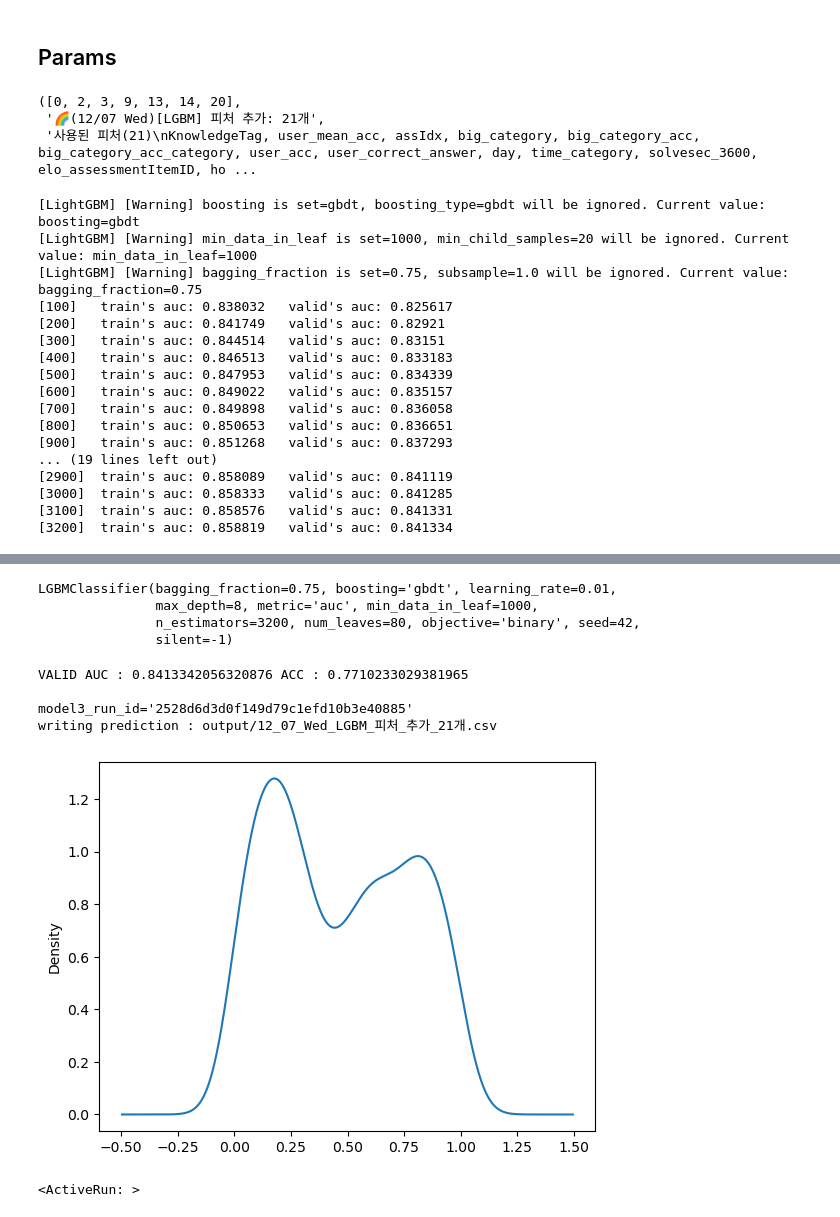
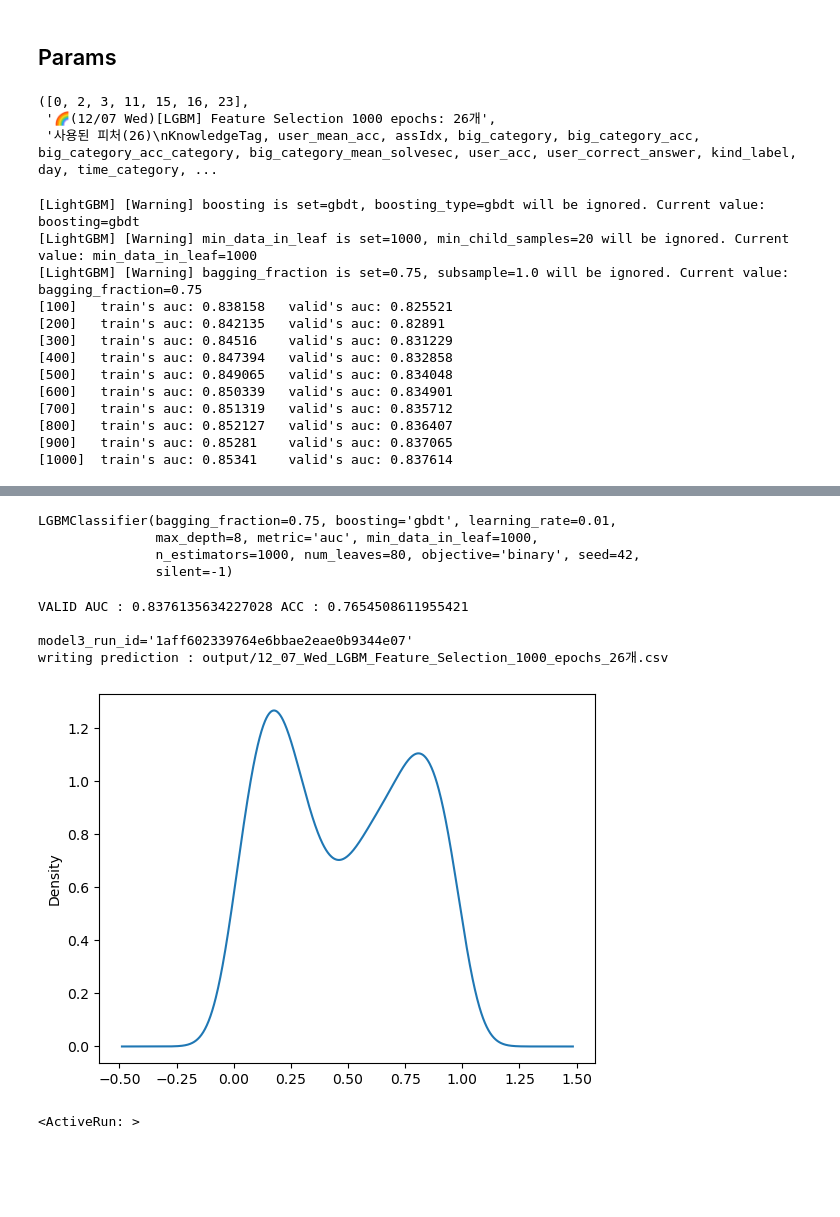
Before and after one commit to boostcampaitech4lv23recsys2/level2_dkt_recsys-level2-recsys-08, a Jupyter notebook: LGBM/LGBM_apply_FE_Others.ipynb, the cells around one changed output, grey strips where cells are left out. Cells and saved outputs as stored; diff of their text form; code cells hidden in the pictures; blank space fills up the shorter version.

```diff
--- a/LGBM/LGBM_apply_FE_Others.ipynb
+++ b/LGBM/LGBM_apply_FE_Others.ipynb
@@ -7,6 +7,7 @@ from datetime import datetime
 from IPython.core.interactiveshell import InteractiveShell
 InteractiveShell.ast_node_interactivity = 'all'
 import pandas as pd
+import numpy as np
 import os
 import random
 import eli5
@@ -16,15 +17,19 @@ import lightgbm as lgb
 from sklearn.metrics import roc_auc_score
 from sklearn.metrics import accuracy_score
 from eli5.sklearn import PermutationImportance
-import numpy as np
+from shap import TreeExplainer, Explanation
+from shap.plots import waterfall
 from utils import custom_train_test_split, lgbm_predict, post_slack, title2filename
 os.environ["LOGNAME"]='cwj'
 SEED=13
 
 ## 1. 데이터 로딩
 data_dir = '/opt/ml/input/data' # 경로
-after_fe_path = os.path.join(data_dir, 'lgbm_other_features.pkl')
+after_fe_path = os.path.join(data_dir, 'lgbm_other_features2.pkl')
 df = pd.read_pickle(after_fe_path)
+kind_dict = {'train': 0, 'test': 1}
+df['kind_label'] = df.kind.map(kind_dict)
+df['weekth'] = df.weekth.astype(int)
 
 train_df = df[df.kind=='train']
 train, valid = custom_train_test_split(train_df, ratio=0.7, seed=SEED) # 훈련데이터 split
@@ -102,10 +111,10 @@ FEATS = [
      'big_category',
      'big_category_acc',
      'big_category_acc_category',
-
+     'big_category_mean_solvesec',
      'user_acc',
      'user_correct_answer',
-
+     'kind_label',
      'day',
      'time_category',
      'solvesec_3600',
@@ -118,8 +127,11 @@ FEATS = [
      "user_tag_cluster",
      'tag_count',
      'userID',
-
+     'userLVbyTagAVG',
+     'user_test_first_mean_level',
      'dayname',
+     'weekth',
+     'year',
         ]
 
 cat_feats = ['uidIdx','assIdx','testIdx','KnowledgeTag','big_category','mid_category',
@@ -129,7 +141,7 @@ cat_feats_idx = [i for i,e in enumerate(FEATS) if e in cat_feats]
 ### 학습 및 예측
 
 date = datetime.now().strftime('%m/%d %a')
-title=f"🌈({date})[LGBM] 피처 1000 epochs: {len(FEATS)}개"
+title=f"🌈({date})[LGBM] Feature Selection 1000 epochs: {len(FEATS)}개"
 using_feats=", ".join(FEATS)
 desc=f"사용된 피처({len(FEATS)})\n{using_feats}"
 cat_feats_idx, title, desc
@@ -163,23 +175,19 @@ with mlflow.start_run(run_name=title, description=desc) as run:
 
 q = pd.Series(test_preds).plot(kind='kde')
 # %% [output]
-([0, 2, 3, 9, 13, 14, 20],
- '🌈(12/07 Wed)[LGBM] 피처 추가: 21개',
- '사용된 피처(21)\nKnowledgeTag, user_mean_acc, assIdx, big_category, big_category_acc, big_category_acc_category, user_acc, user_correct_answer, day, time_category, solvesec_3600, elo_assessmentItemID, ho ...
+([0, 2, 3, 11, 15, 16, 23],
+ '🌈(12/07 Wed)[LGBM] Feature Selection 1000 epochs: 26개',
+ '사용된 피처(26)\nKnowledgeTag, user_mean_acc, assIdx, big_category, big_category_acc, big_category_acc_category, big_category_mean_solvesec, user_acc, user_correct_answer, kind_label, day, time_category, ...
 [LightGBM] [Warning] boosting is set=gbdt, boosting_type=gbdt will be ignored. Current value: boosting=gbdt
 [LightGBM] [Warning] min_data_in_leaf is set=1000, min_child_samples=20 will be ignored. Current value: min_data_in_leaf=1000
 [LightGBM] [Warning] bagging_fraction is set=0.75, subsample=1.0 will be ignored. Current value: bagging_fraction=0.75
-[100]   train's auc: 0.838032   valid's auc: 0.825617
-[200]   train's auc: 0.841749   valid's auc: 0.82921
-[300]   train's auc: 0.844514   valid's auc: 0.83151
-[400]   train's auc: 0.846513   valid's auc: 0.833183
-[500]   train's auc: 0.847953   valid's auc: 0.834339
-[600]   train's auc: 0.849022   valid's auc: 0.835157
-[700]   train's auc: 0.849898   valid's auc: 0.836058
-[800]   train's auc: 0.850653   valid's auc: 0.836651
-[900]   train's auc: 0.851268   valid's auc: 0.837293
-... (19 lines left out)
-[2900]  train's auc: 0.858089   valid's auc: 0.841119
-[3000]  train's auc: 0.858333   valid's auc: 0.841285
-[3100]  train's auc: 0.858576   valid's auc: 0.841331
-[3200]  train's auc: 0.858819   valid's auc: 0.841334
+[100]   train's auc: 0.838158   valid's auc: 0.825521
+[200]   train's auc: 0.842135   valid's auc: 0.82891
+[300]   train's auc: 0.84516    valid's auc: 0.831229
+[400]   train's auc: 0.847394   valid's auc: 0.832858
+[500]   train's auc: 0.849065   valid's auc: 0.834048
+[600]   train's auc: 0.850339   valid's auc: 0.834901
+[700]   train's auc: 0.851319   valid's auc: 0.835712
+[800]   train's auc: 0.852127   valid's auc: 0.836407
+[900]   train's auc: 0.85281    valid's auc: 0.837065
+[1000]  train's auc: 0.85341    valid's auc: 0.837614
@@ -187,12 +195,12 @@ q = pd.Series(test_preds).plot(kind='kde')
 LGBMClassifier(bagging_fraction=0.75, boosting='gbdt', learning_rate=0.01,
                max_depth=8, metric='auc', min_data_in_leaf=1000,
-               n_estimators=3200, num_leaves=80, objective='binary', seed=42,
+               n_estimators=1000, num_leaves=80, objective='binary', seed=42,
                silent=-1)
-VALID AUC : 0.8413342056320876 ACC : 0.7710233029381965
+VALID AUC : 0.8376135634227028 ACC : 0.7654508611955421
 
-model3_run_id='2528d6d3d0f149d79c1efd10b3e40885'
-writing prediction : output/12_07_Wed_LGBM_피처_추가_21개.csv
+model3_run_id='1aff602339764e6bbae2eae0b9344e07'
+writing prediction : output/12_07_Wed_LGBM_Feature_Selection_1000_epochs_26개.csv
-[figure, old version]
+[figure, new version]
 # %%
 ### 제출 mlflow 등록
 # 제출시
```
Also changed, not shown: parts of 16 cells of this notebook.
